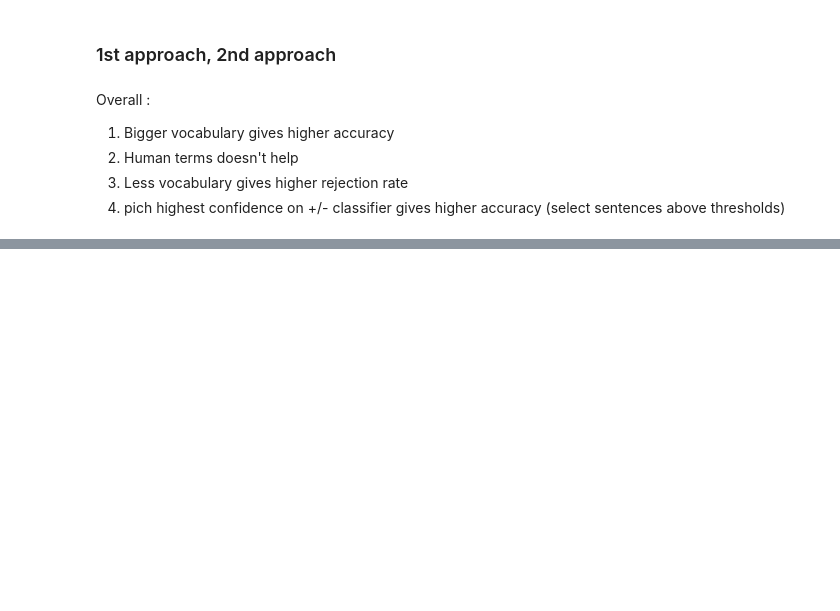
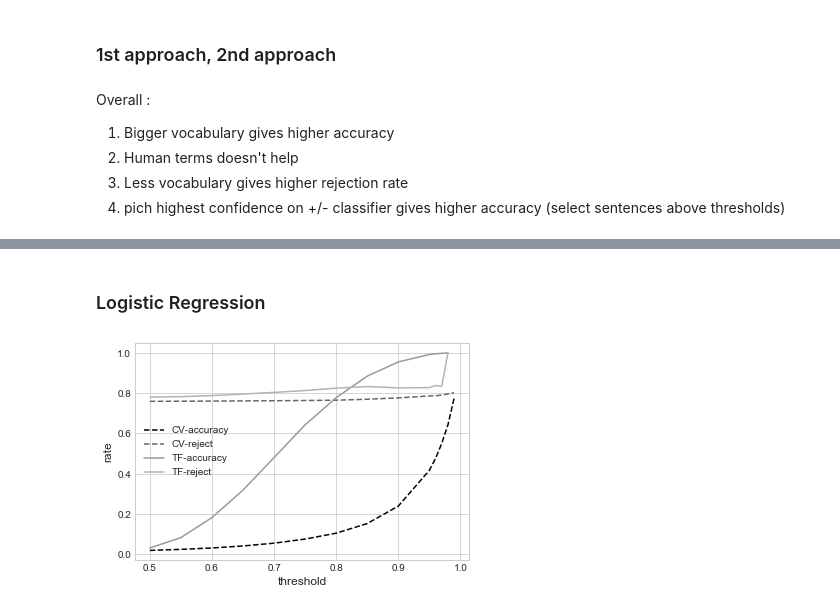
Before and after one commit to annekehdyt/text-transparency, a Jupyter notebook: [A] Graphs.ipynb, the cells around one changed output, grey strips where cells are left out. Drawn from its saved outputs; the diff is of its cells as text; code cells hidden in the pictures; blank space fills up the shorter version.

```diff
--- a/[A] Graphs.ipynb
+++ b/[A] Graphs.ipynb
@@ -128,0 +216,13 @@ Overall :
+# %% [markdown]
+### Logistic Regression
+# %%
+plt.plot(lrcv[:,0], lrcv[:,2], '--',label='CV-accuracy')
+plt.plot(lrcv[:,0], lrcv[:,3], '--',label='CV-reject')
+plt.plot(lrtf[:,0], lrtf[:,2], label='TF-accuracy')
+plt.plot(lrtf[:,0], lrtf[:,3], label='TF-reject')
+plt.xlabel('threshold')
+plt.ylabel('rate')
+plt.legend()
+plt.show()
+# %% [output]
+[figure, added]
```
Also changed, not shown: parts of 13 cells of this notebook, 4 other files.
